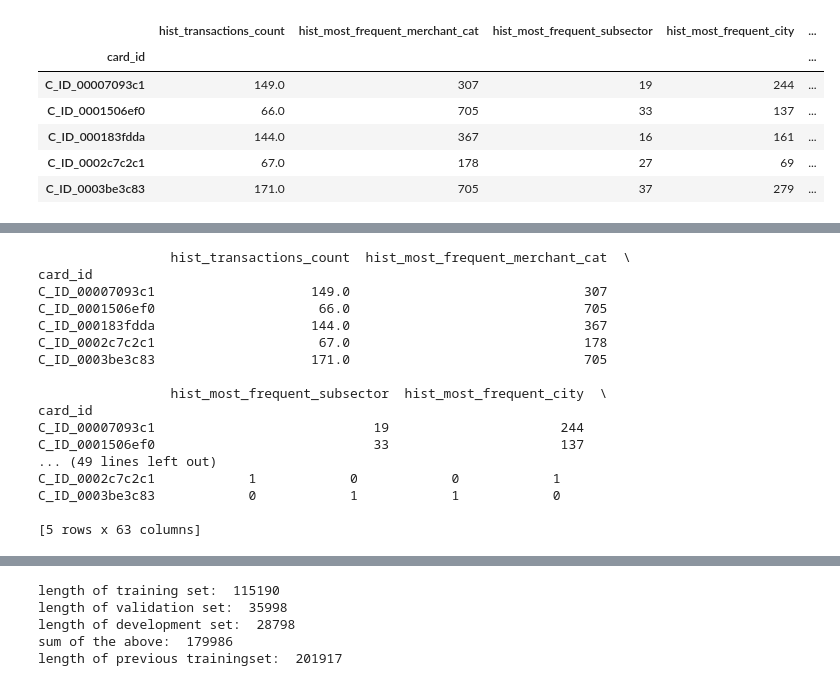
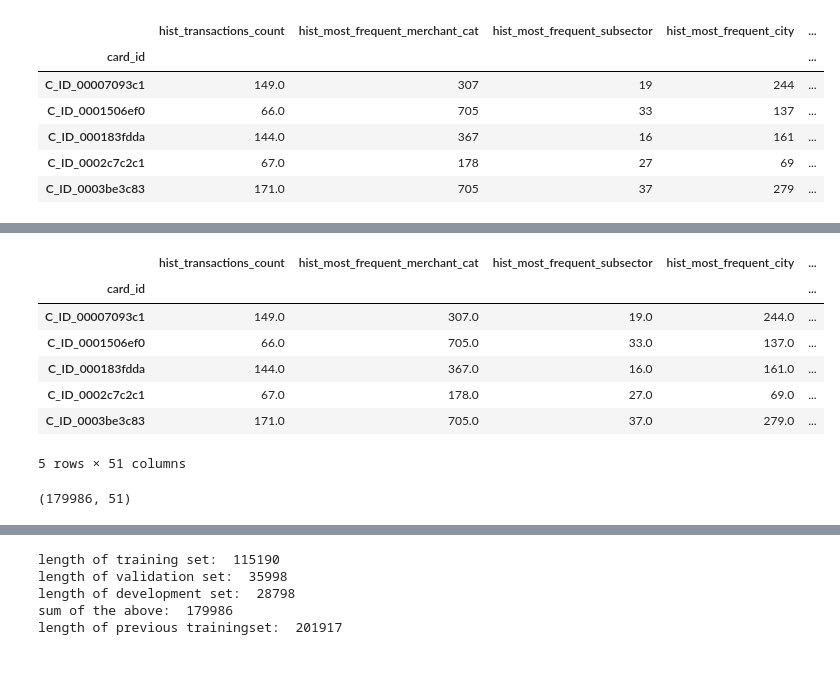
Before and after one commit to ServoCryptid/KaggleEloCompetition, a Jupyter notebook: feature_engineering_dataset_split.ipynb, the cells around one changed output, grey strips where cells are left out. Drawn from its saved outputs; the diff is of its cells as text; code cells hidden in the pictures.

Commit message:
OHE encoding changed to have the test set encoded

```diff
--- a/feature_engineering_dataset_split.ipynb
+++ b/feature_engineering_dataset_split.ipynb
@@ -258,0 +285,5 @@ def dum_sign(dummy_col, threshold=0.1):
+# %%
+test_df_feats['target'] = 23
+# %%
+big_df = train_df_feats.append(test_df_feats)
+print(big_df.shape)
@@ -259,13 +292,13 @@ def dum_sign(dummy_col, threshold=0.1):
 # %%
-print(train_df_feats.shape)
-aux_df = train_df_feats.copy() # makes a deep copy of the df
+
+aux_df = big_df.copy() # makes a deep copy of the df
 aux_df.head()
 
-for i in range(0, (train_df_feats.shape[1] - 1)):
-    aux_df = aux_df.join(dum_sign(train_df_feats.iloc[:,i]))
+for col in categorical:
+    aux_df = aux_df.join(dum_sign(big_df[col]))
 
 print(aux_df.shape)
 aux_df.head()
 
-train_df_feats = aux_df
+big_df_feats = aux_df
 # %% [output]
@@ -274,20 +336,17 @@ ValueError: columns overlap but no suffix specified: Index(['hist_transactions_c
+# %%
+train_df_feats = big_df_feats[big_df_feats['target'] != 23]
+# %%
+train_df_feats.head()
+# %% [output]
+|  | hist_transactions_count | hist_most_frequent_merchant_cat | hist_most_frequent_subsector | hist_most_frequent_city | ... |
+| card_id |  |  |  |  | ... |
+| C_ID_00007093c1 | 149.0 | 307.0 | 19.0 | 244.0 | ... |
+| C_ID_0001506ef0 | 66.0 | 705.0 | 33.0 | 137.0 | ... |
+| C_ID_000183fdda | 144.0 | 367.0 | 16.0 | 161.0 | ... |
+| C_ID_0002c7c2c1 | 67.0 | 178.0 | 27.0 | 69.0 | ... |
+| C_ID_0003be3c83 | 171.0 | 705.0 | 37.0 | 279.0 | ... |
+5 rows × 51 columns
 # %%
-print(train_df_feats.head())
+print(train_df_feats.shape)
 # %% [output]
-                 hist_transactions_count  hist_most_frequent_merchant_cat  \
-card_id
-C_ID_00007093c1                    149.0                              307
-C_ID_0001506ef0                     66.0                              705
-C_ID_000183fdda                    144.0                              367
-C_ID_0002c7c2c1                     67.0                              178
-C_ID_0003be3c83                    171.0                              705
-
-                 hist_most_frequent_subsector  hist_most_frequent_city  \
-card_id
-C_ID_00007093c1                            19                      244
-C_ID_0001506ef0                            33                      137
-... (49 lines left out)
-C_ID_0002c7c2c1            1            0            0            1
-C_ID_0003be3c83            0            1            1            0
-
-[5 rows x 63 columns]
+(179986, 51)
```
Also changed, not shown: parts of 24 cells of this notebook.
